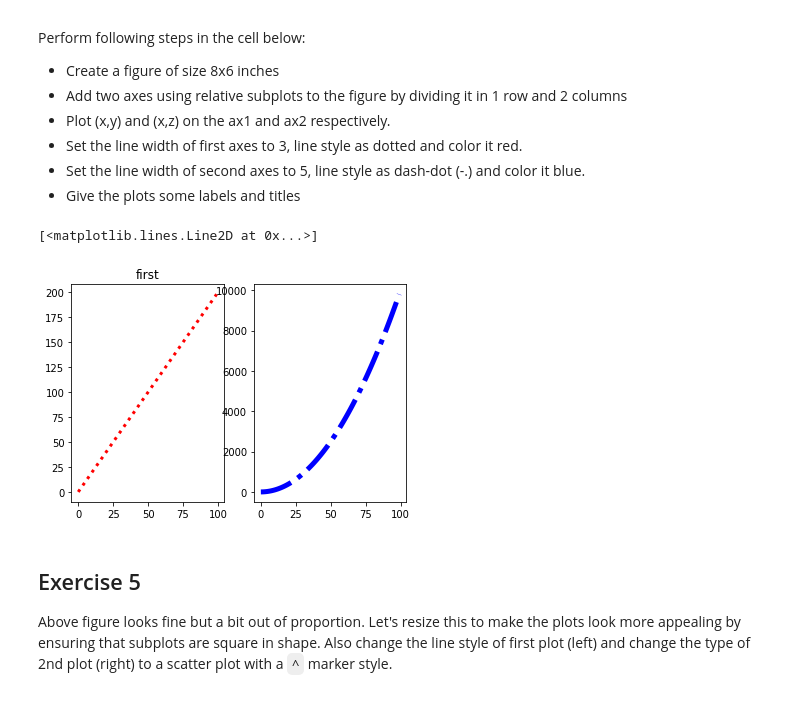
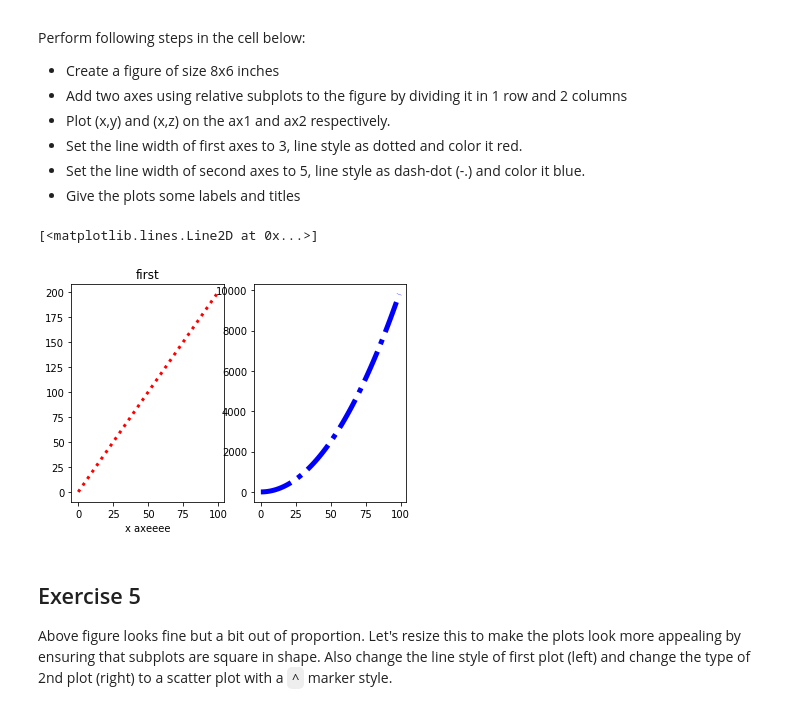
Before and after one commit to nsragow/dsc-more-practice-with-matplotlib-lab-nyc-ds-career-042219, a Jupyter notebook: index.ipynb, the cells around one changed output. Drawn from its saved outputs; the diff is of its cells as text; code cells hidden in the pictures.

```diff
--- a/index.ipynb
+++ b/index.ipynb
@@ -111,17 +111,18 @@ Perform following steps in the cell below:
 * Give the plots some labels and titles
 # %%
 fig, axes = plt.subplots(ncols=2,nrows=1)
+fig.set
 ax1 = axes[0]
 ax2 = axes[1]
 
 ax1.plot(x,y,lw=3,ls=":",color="red")
 ax1.set_title("first")
-ax1.xaxis.set_label("x axeeee")
+ax1.set_xlabel("x axeeee")
 
 ax2.plot(x,z,lw=5,color="blue",ls="-.")
 # %% [output]
 [<matplotlib.lines.Line2D at 0x...>]
-[figure, old version]
+[figure, new version]
 # %% [markdown]
 ## Exercise 5
 
```
